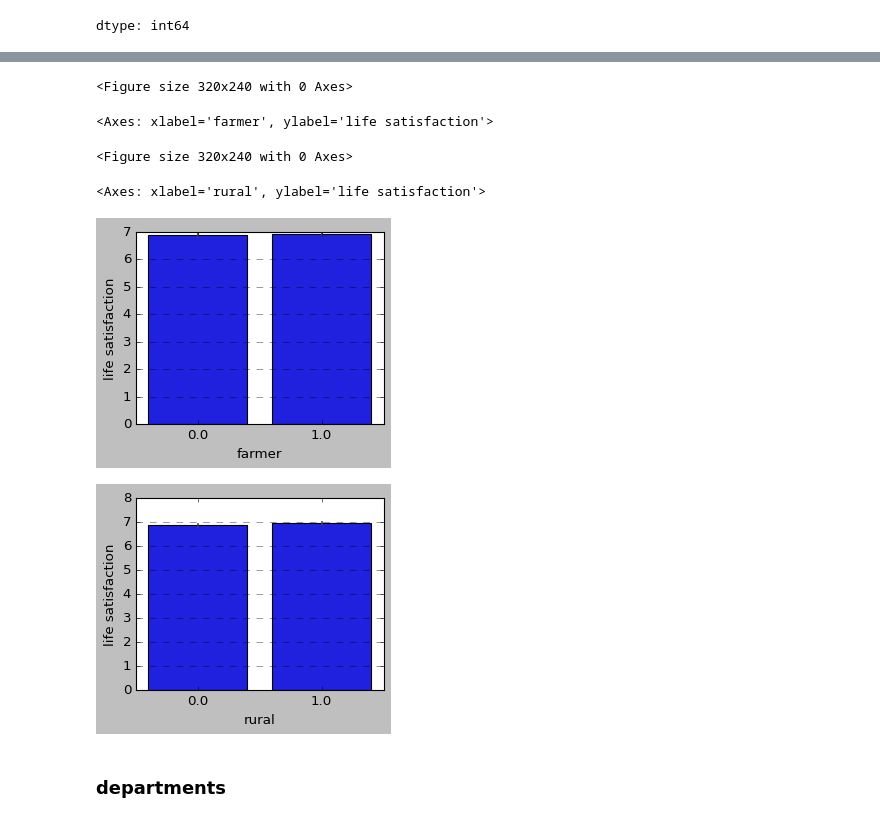
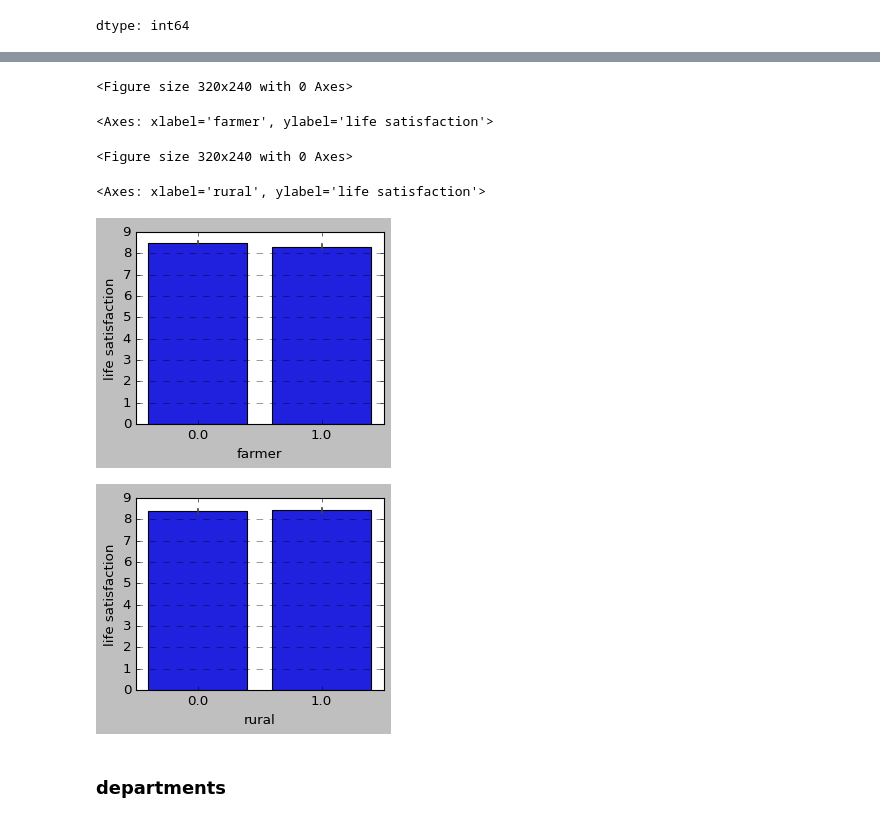
Before and after one commit to theaok/linaColMex, a Jupyter notebook: linaColMex.ipynb, the cells around one changed output, grey strips where cells are left out. Cells and saved outputs as stored; diff of their text form; code cells hidden in the pictures.

```diff
--- a/linaColMex.ipynb
+++ b/linaColMex.ipynb
@@ -428,21 +433,21 @@ sns.barplot(data=chaComHog, x='rural', y='life satisfaction', errorbar=('ci', 95
 # %%
-chaComHog_filtered = chaComHog[chaComHog['income satisfaction'] <3].copy()
+chaComHog_filtered = chaComHog[chaComHog['department'] ==63].copy()
 #ah bummer no matter what subset no diff!
 
 plt.figure(figsize=(4, 3))
 sns.barplot(data=chaComHog_filtered, x='farmer', y='life satisfaction', errorbar=('ci', 95))
 plt.grid(axis='y', linestyle='--', alpha=0.7)
 
 plt.figure(figsize=(4, 3))
 sns.barplot(data=chaComHog_filtered, x='rural', y='life satisfaction', errorbar=('ci', 95))
 plt.grid(axis='y', linestyle='--', alpha=0.7)
 # %% [output]
 <Figure size 320x240 with 0 Axes>
 <Axes: xlabel='farmer', ylabel='life satisfaction'>
 <Figure size 320x240 with 0 Axes>
 <Axes: xlabel='rural', ylabel='life satisfaction'>
-[figure, old version]
+[figure, new version]
-[figure, old version]
+[figure, new version]
 # %% [markdown]
 ### departments
 # %%
```
Also changed, not shown: parts of 12 cells of this notebook.
